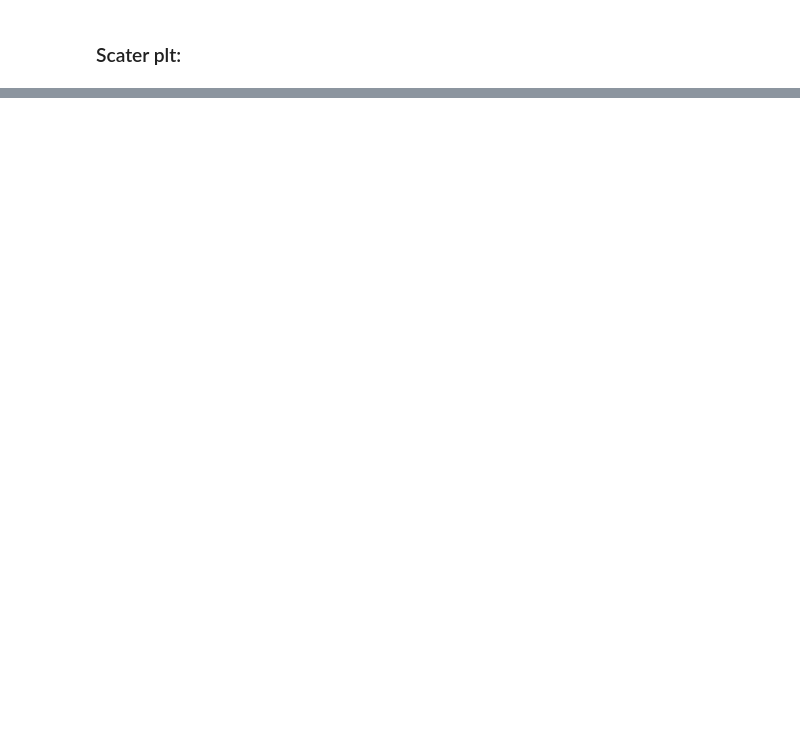
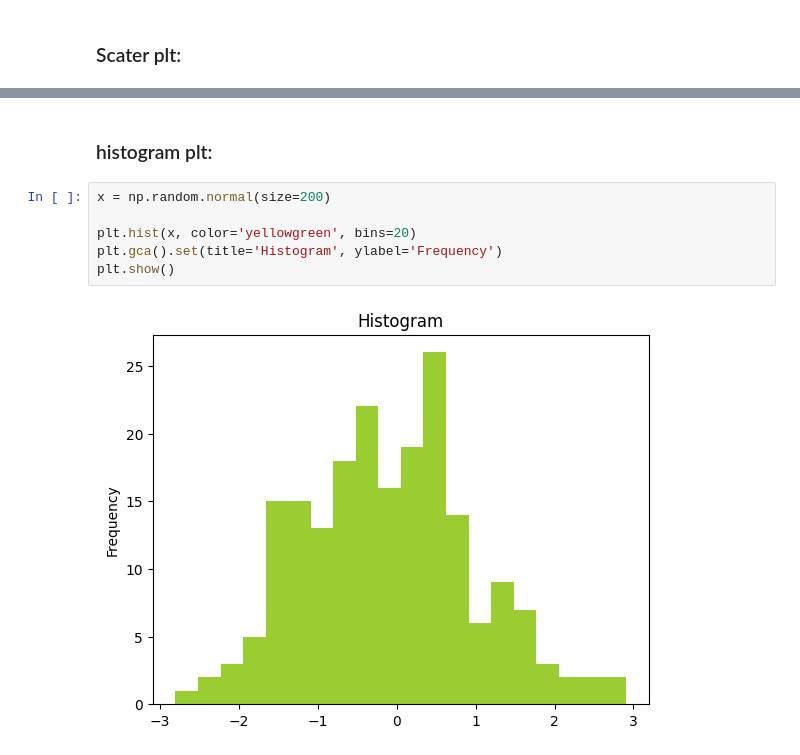
Before and after one commit to MrShotgun1182/Matplotlib, a Jupyter notebook: plt.ipynb, the cells around one changed output, grey strips where cells are left out. Drawn from its saved outputs; the diff is of its cells as text; blank space fills up the shorter version.

```diff
--- a/plt.ipynb
+++ b/plt.ipynb
@@ -126,0 +143,10 @@ plt.show()
+# %% [markdown]
+### histogram plt:
+# %%
+x = np.random.normal(size=200)
+
+plt.hist(x, color='yellowgreen', bins=20)
+plt.gca().set(title='Histogram', ylabel='Frequency')
+plt.show()
+# %% [output]
+[figure, added]
```
Also changed, not shown: parts of 8 cells of this notebook.
